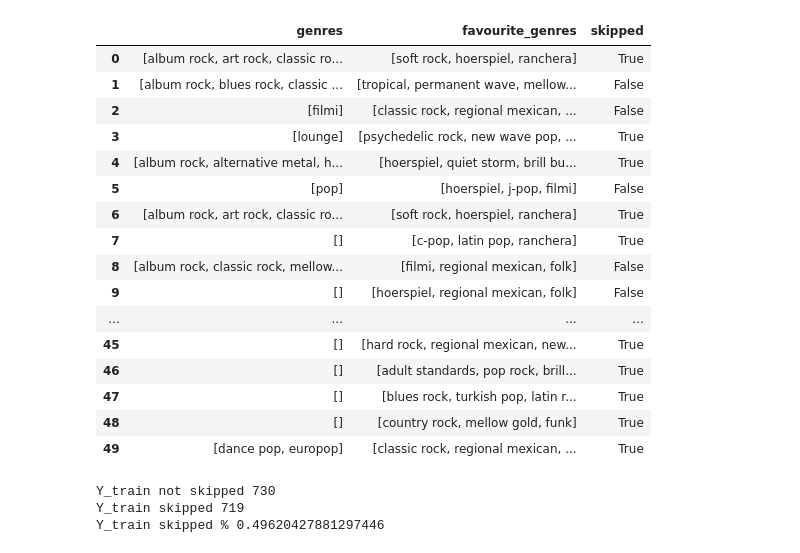
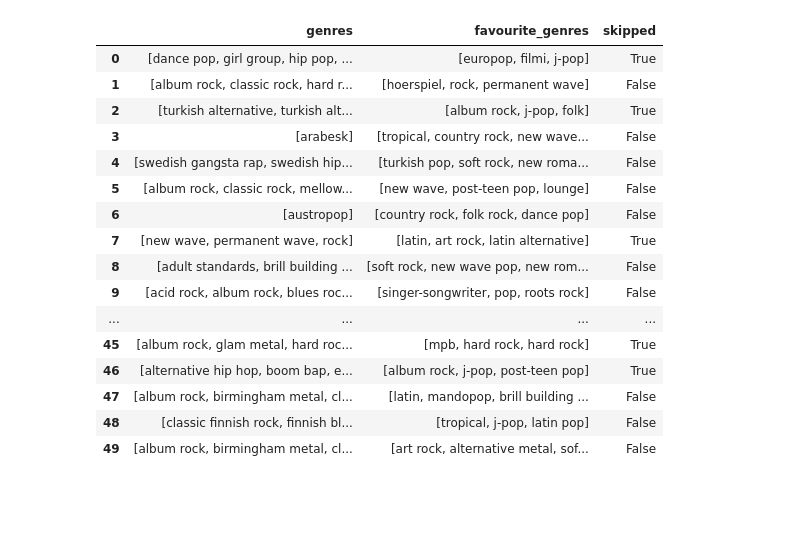
Before and after one commit to BartlomiejRasztabiga/IUM, a Jupyter notebook: notebooks/model2.ipynb, the cells around one changed output. Cells and saved outputs as stored; diff of their text form; code cells hidden in the pictures; blank space fills up the shorter version.

```diff
--- a/notebooks/model2.ipynb
+++ b/notebooks/model2.ipynb
@@ -56,8 +50,8 @@ common_genres = unique_favourite_genres.intersection(unique_genres)
 print("common genres", common_genres)
 
 # remove genres that are not in favourite_genres
-data['genres'] = data['genres'].apply(
-    lambda x: [genre for genre in x if genre in unique_favourite_genres])
+# data['genres'] = data['genres'].apply(
+#     lambda x: [genre for genre in x if genre in unique_favourite_genres])
 
 data.head()
 
@@ -139,49 +133,52 @@ tempo_normalized = balanced_data['tempo'].values.reshape(-1, 1)
 tempo_normalized = normalize(tempo_normalized)
 
 duration_ms_normalized = balanced_data['duration_ms'].values.reshape(-1, 1)
 duration_ms_normalized = normalize(duration_ms_normalized)
 
 danceability_normalized = balanced_data['danceability'].values.reshape(-1, 1)
 danceability_normalized = normalize(danceability_normalized)
 
 energy_normalized = balanced_data['energy'].values.reshape(-1, 1)
 energy_normalized = normalize(energy_normalized)
 
 number_of_matching_genres_normalized = balanced_data['number_of_matching_genres'].values.reshape(-1, 1)
 number_of_matching_genres_normalized = normalize(number_of_matching_genres_normalized)
 
 hour_of_day_normalized = balanced_data['hour_of_day'].values.reshape(-1, 1)
 hour_of_day_normalized = normalize(hour_of_day_normalized)
 
 day_of_week_normalized = balanced_data['day_of_week'].values.reshape(-1, 1)
 day_of_week_normalized = normalize(day_of_week_normalized)
 
+premium_user_normalized = balanced_data['premium_user'].astype(int).values.reshape(-1, 1)
+premium_user_normalized = normalize(premium_user_normalized)
+
 # create data frame from data genres, data favourite_genres, encoded genres, encoded favourite_genres
 df = pd.DataFrame(
     data={
           'genres': balanced_data['genres'],
           'favourite_genres': balanced_data['favourite_genres'],
           'skipped': balanced_data['skipped']})
 
 df.head(50)
 # %% [output]
 |  | genres | favourite_genres | skipped |
-| 0 | [album rock, art rock, classic ro... | [soft rock, hoerspiel, ranchera] | True |
-| 1 | [album rock, blues rock, classic ... | [tropical, permanent wave, mellow... | False |
-| 2 | [filmi] | [classic rock, regional mexican, ... | False |
-| 3 | [lounge] | [psychedelic rock, new wave pop, ... | True |
-| 4 | [album rock, alternative metal, h... | [hoerspiel, quiet storm, brill bu... | True |
-| 5 | [pop] | [hoerspiel, j-pop, filmi] | False |
-| 6 | [album rock, art rock, classic ro... | [soft rock, hoerspiel, ranchera] | True |
-| 7 | [] | [c-pop, latin pop, ranchera] | True |
-| 8 | [album rock, classic rock, mellow... | [filmi, regional mexican, folk] | False |
-| 9 | [] | [hoerspiel, regional mexican, folk] | False |
+| 0 | [dance pop, girl group, hip pop, ... | [europop, filmi, j-pop] | True |
+| 1 | [album rock, classic rock, hard r... | [hoerspiel, rock, permanent wave] | False |
+| 2 | [turkish alternative, turkish alt... | [album rock, j-pop, folk] | True |
+| 3 | [arabesk] | [tropical, country rock, new wave... | False |
+| 4 | [swedish gangsta rap, swedish hip... | [turkish pop, soft rock, new roma... | False |
+| 5 | [album rock, classic rock, mellow... | [new wave, post-teen pop, lounge] | False |
+| 6 | [austropop] | [country rock, folk rock, dance pop] | False |
+| 7 | [new wave, permanent wave, rock] | [latin, art rock, latin alternative] | True |
+| 8 | [adult standards, brill building ... | [soft rock, new wave pop, new rom... | False |
+| 9 | [acid rock, album rock, blues roc... | [singer-songwriter, pop, roots rock] | False |
 | ... | ... | ... | ... |
-| 45 | [] | [hard rock, regional mexican, new... | True |
-| 46 | [] | [adult standards, pop rock, brill... | True |
-| 47 | [] | [blues rock, turkish pop, latin r... | True |
-| 48 | [] | [country rock, mellow gold, funk] | True |
-| 49 | [dance pop, europop] | [classic rock, regional mexican, ... | True |
+| 45 | [album rock, glam metal, hard roc... | [mpb, hard rock, hard rock] | True |
+| 46 | [alternative hip hop, boom bap, e... | [album rock, j-pop, post-teen pop] | True |
+| 47 | [album rock, birmingham metal, cl... | [latin, mandopop, brill building ... | False |
+| 48 | [classic finnish rock, finnish bl... | [tropical, j-pop, latin pop] | False |
+| 49 | [album rock, birmingham metal, cl... | [art rock, alternative metal, sof... | False |
 # %%
 # rearrange X in such way, that it containts equal number of skipped=True and skipped=False
 # %%
@@ -213,7 +210,7 @@ df.head(50)
 
 
 # Concatenate the one-hot encoded columns
-X = np.concatenate([encoded_genres, encoded_favourite_genres], axis=1)
+X = np.concatenate([encoded_genres, encoded_favourite_genres, premium_user_normalized], axis=1)
 # X = np.concatenate([encoded_track_name], axis=1)
 # X = np.concatenate(
 #     [popularity_normalized, duration_ms_normalized, danceability_normalized, energy_normalized,
@@ -230,10 +227,6 @@ X_train, X_test, y_train, y_test = train_test_split(X, y, test_size=0.2, shuffle
 print("Y_train not skipped", np.count_nonzero(y_test == 0))
 print("Y_train skipped", np.count_nonzero(y_test == 1))
 print("Y_train skipped %", np.count_nonzero(y_test == 1) / len(y_test))
-# %% [output]
-Y_train not skipped 730
-Y_train skipped 719
-Y_train skipped % 0.49620427881297446
 # %%
 def build_model(hp):
   model = Sequential()
```
Also changed, not shown: parts of 6 cells of this notebook, 5 other files.
